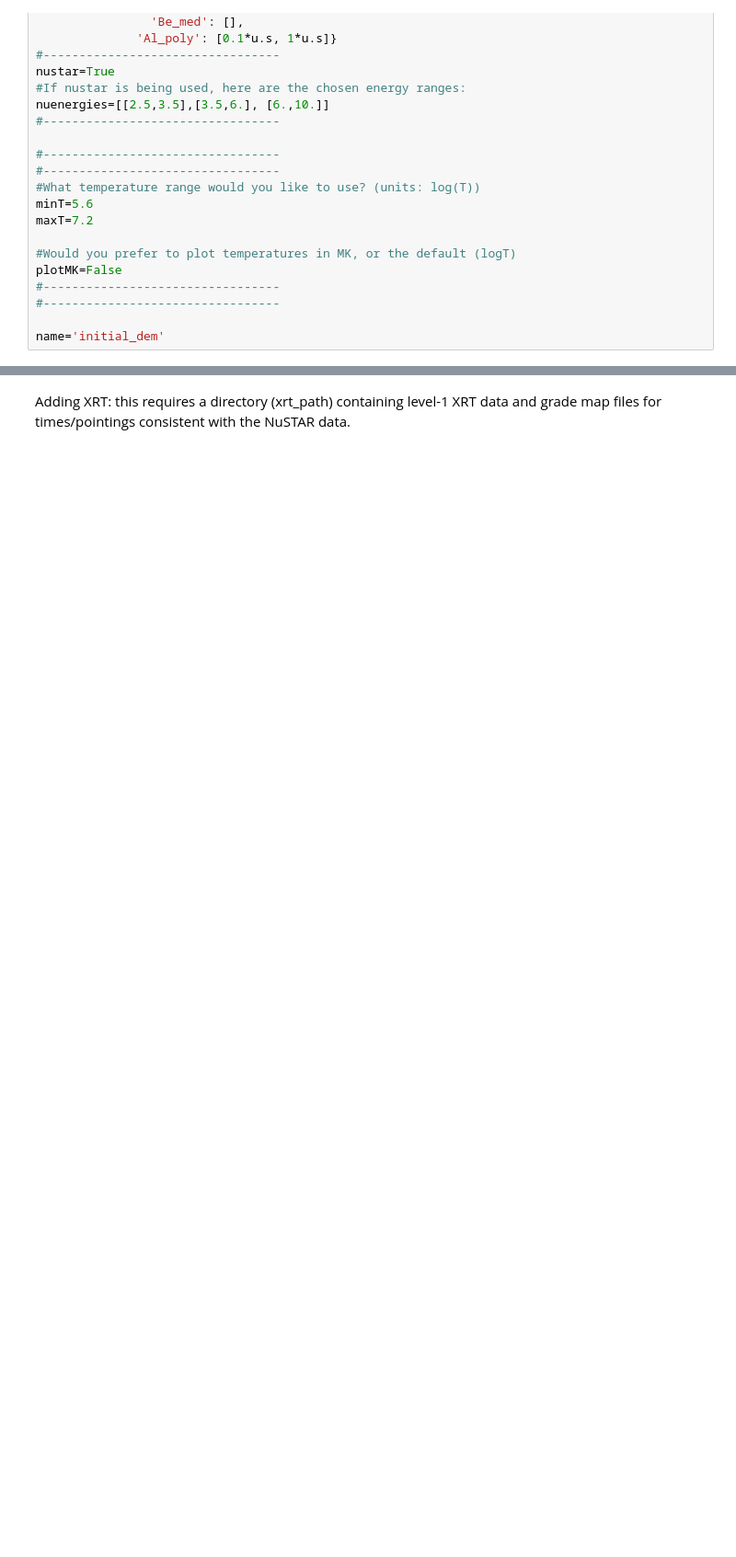
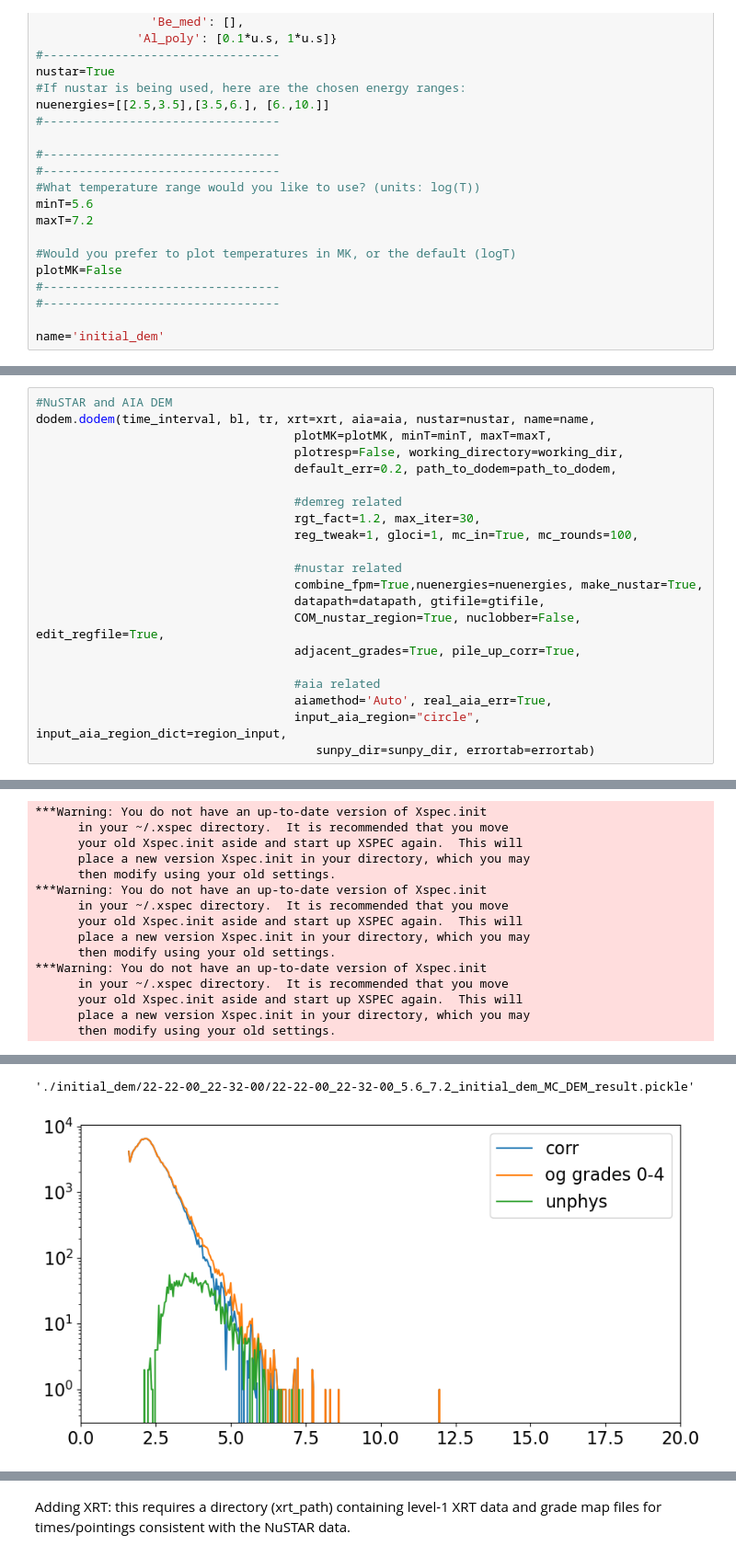
Before and after one commit to jessiemcd/do-dem, a Jupyter notebook: getting_started.ipynb, the cells around one changed output, grey strips where cells are left out. Shown at 92% size. Saved outputs shown, nothing was run; the diff lists cells and outputs as text; blank space fills up the shorter version.

Commit message:
adding pile up example

```diff
--- a/getting_started.ipynb
+++ b/getting_started.ipynb
@@ -362,0 +266,22 @@ Doing 100 iterations of DEMReg with input varied within uncertainty!
+# %%
+#NuSTAR and AIA DEM
+dodem.dodem(time_interval, bl, tr, xrt=xrt, aia=aia, nustar=nustar, name=name,
+                                    plotMK=plotMK, minT=minT, maxT=maxT,
+                                    plotresp=False, working_directory=working_dir,
+                                    default_err=0.2, path_to_dodem=path_to_dodem,
+
+                                    #demreg related
+                                    rgt_fact=1.2, max_iter=30,
+                                    reg_tweak=1, gloci=1, mc_in=True, mc_rounds=100,
+
+                                    #nustar related
+                                    combine_fpm=True,nuenergies=nuenergies, make_nustar=True,
+                                    datapath=datapath, gtifile=gtifile,
+                                    COM_nustar_region=True, nuclobber=False, edit_regfile=True,
+                                    adjacent_grades=True, pile_up_corr=True,
+
+                                    #aia related
+                                    aiamethod='Auto', real_aia_err=True,
+                                    input_aia_region="circle", input_aia_region_dict=region_input,
+                                       sunpy_dir=sunpy_dir, errortab=errortab)
+# %% [output]
@@ -362,0 +305,15 @@ Doing 100 iterations of DEMReg with input varied within uncertainty!
+***Warning: You do not have an up-to-date version of Xspec.init
+      in your ~/.xspec directory.  It is recommended that you move
+      your old Xspec.init aside and start up XSPEC again.  This will
+      place a new version Xspec.init in your directory, which you may
+      then modify using your old settings.
+***Warning: You do not have an up-to-date version of Xspec.init
+      in your ~/.xspec directory.  It is recommended that you move
+      your old Xspec.init aside and start up XSPEC again.  This will
+      place a new version Xspec.init in your directory, which you may
+      then modify using your old settings.
+***Warning: You do not have an up-to-date version of Xspec.init
+      in your ~/.xspec directory.  It is recommended that you move
+      your old Xspec.init aside and start up XSPEC again.  This will
+      place a new version Xspec.init in your directory, which you may
+      then modify using your old settings.
@@ -362,0 +340,2 @@ Doing 100 iterations of DEMReg with input varied within uncertainty!
+'./initial_dem/22-22-00_22-32-00/22-22-00_22-32-00_5.6_7.2_initial_dem_MC_DEM_result.pickle'
+[figure, added]
```
Also changed, not shown: parts of 6 cells of this notebook, 1 other file.
